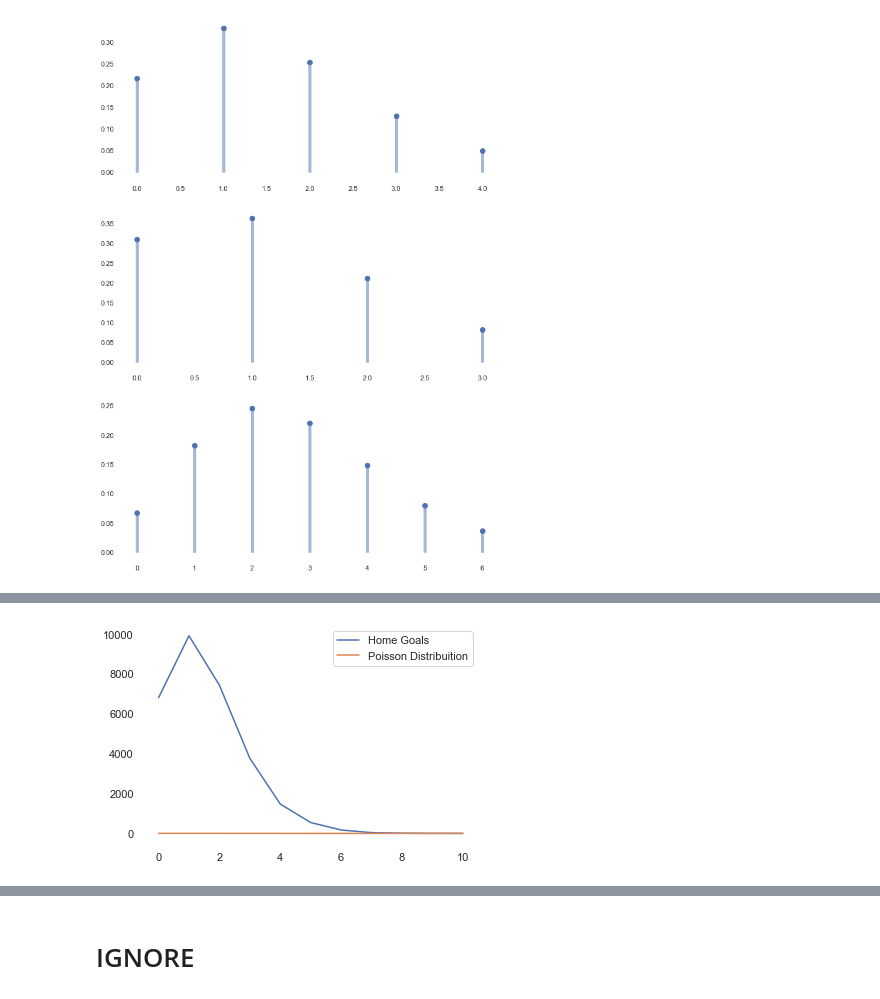
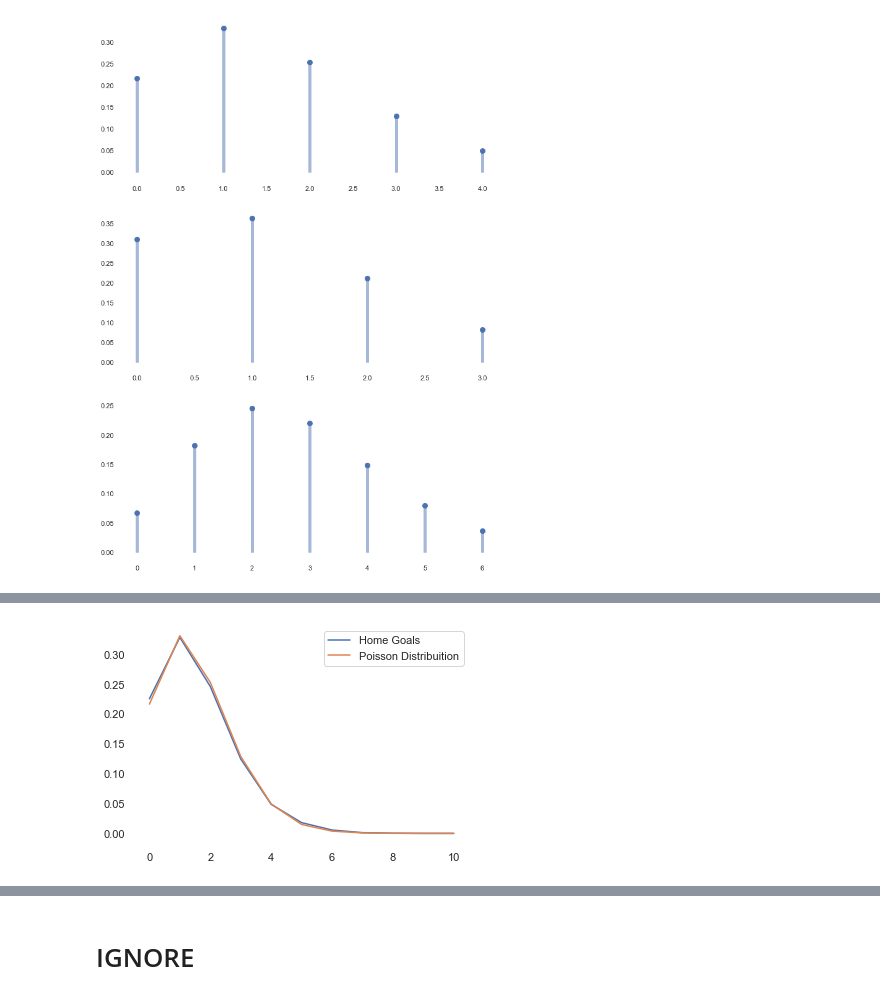
Before and after one commit to duarteharris/Project-Week-6, a Jupyter notebook: inferential_stats.ipynb, the cells around one changed output, grey strips where cells are left out. Cells and saved outputs as stored; diff of their text form; code cells hidden in the pictures.

```diff
--- a/inferential_stats.ipynb
+++ b/inferential_stats.ipynb
@@ -522,17 +522,31 @@ x_axis = np.arange(0, len(new_five38["home_goals"].value_counts()))
 
 # creating the "frequency distribuition table" for the goals
 home_goals = new_five38["home_goals"].value_counts().sort_index()
+away_goals = new_five38["away_goals"].value_counts().sort_index()
+t_goals = new_five38["t_goals"].value_counts().sort_index()
+
+# chaging it to decimals
+home_goals = home_goals / home_goals.sum()
+away_goals = away_goals / away_goals.sum()
+t_goals = t_goals / t_goals.sum()
 
 # Fitting (this might not be the right word for it...) the data to the Poisson Distribuition
 home_poisson = poisson(home_mu)
+away_poisson = poisson(away_mu)
+t_poisson = poisson(t_mu)
 
 # Getting the pmf for the x_axis on the Distribuition
 home_pmf = home_poisson.pmf(x_axis)
+away_pmf = away_poisson.pmf(x_axis)
+t_pmf = t_poisson.pmf(x_axis)
 
 # Obtaining the values of the "perfect" Poisson Distribuition with these values
-home_expected = [home_poisson.pmf(i) * len(home_goals)
-               for i in range(len(home_goals))]
+home_expected = [home_poisson.pmf(i) for i in range(len(home_goals))]
+away_expected = [away_poisson.pmf(i) for i in range(len(away_goals))]
+t_expected = [t_poisson.pmf(i) for i in range(len(t_goals))]
 
-# Chi2 testing for Home Goals
-chisquare(home_goals, f_exp = home_expected)
+# Chi2 testing
+print(chisquare(home_goals, f_exp = home_expected))
+print(chisquare(away_goals, f_exp = away_expected))
+print(chisquare(t_goals, f_exp = t_expected))
 # %% [output]
@@ -550,8 +556,8 @@ chisquare(home_goals, f_exp = home_expected)
 # %%
-# plotting Chi2 test
+# plotting Chi2 test for the Home Goals
 plt.plot(home_goals, label = "Home Goals")
-plt.plot(home_values, label = "Poisson Distribuition")
+plt.plot(home_expected, label = "Poisson Distribuition")
 plt.legend()
 plt.show()
 # %% [output]
-[figure, old version]
+[figure, new version]
```
Also changed, not shown: parts of 6 cells of this notebook.
